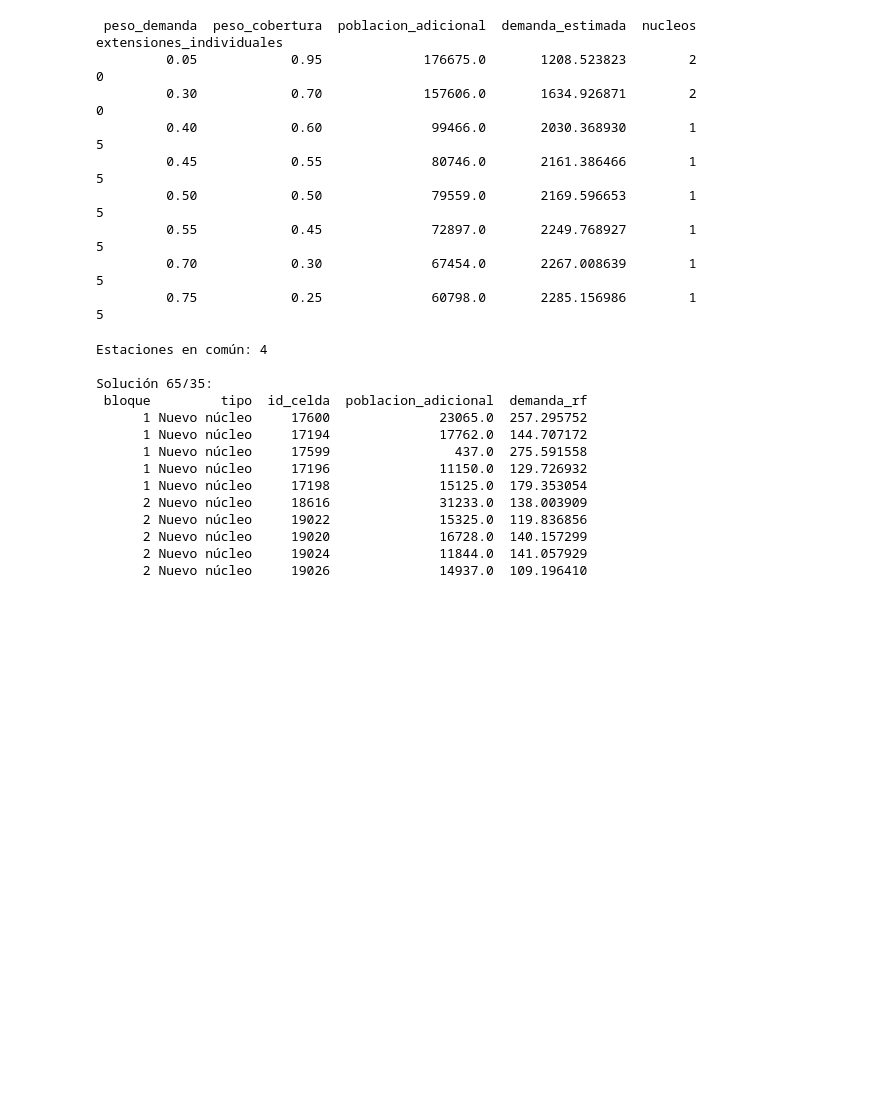
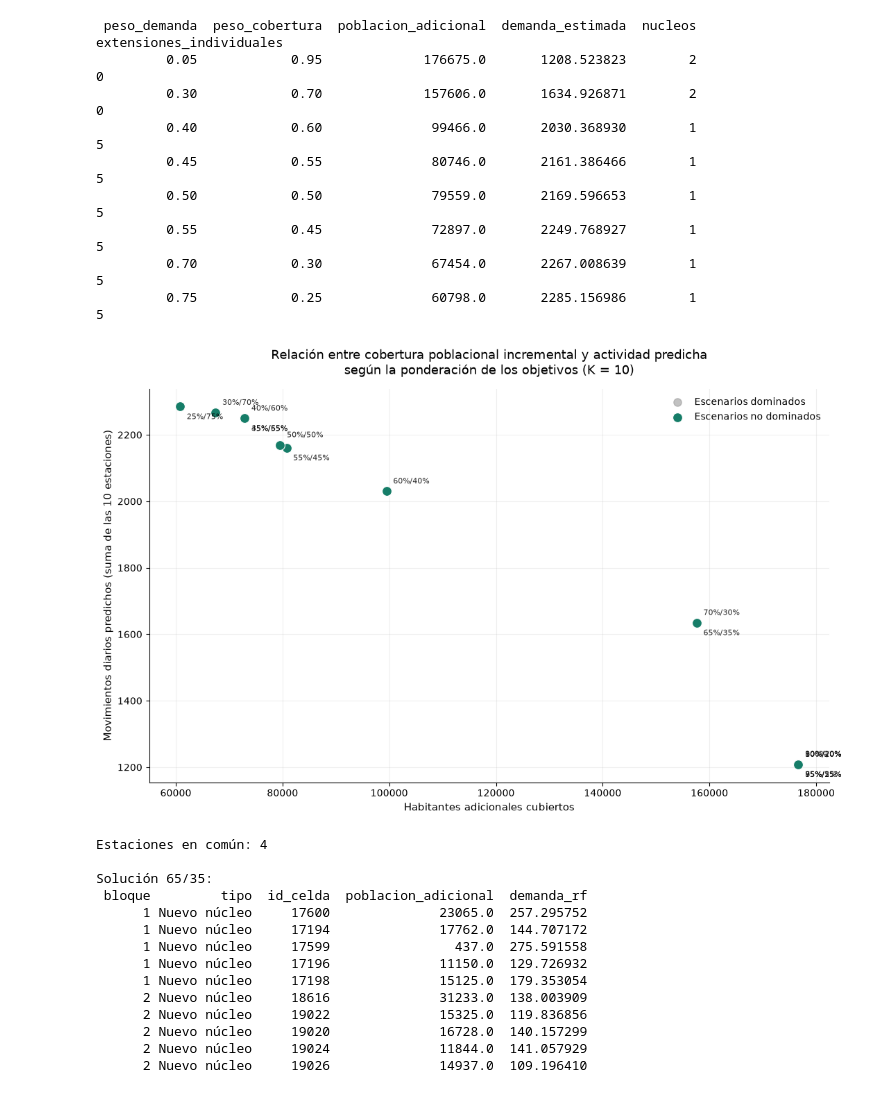
Before and after one commit to VictorHEsp/Titulacion-CD, a Jupyter notebook: Notebooks/Optimizacion_v1.ipynb, the cells around one changed output. Saved outputs shown, nothing was run; the diff lists cells and outputs as text; code cells hidden in the pictures; blank space fills up the shorter version.

```diff
--- a/Notebooks/Optimizacion_v1.ipynb
+++ b/Notebooks/Optimizacion_v1.ipynb
@@ -1517,6 +1517,98 @@ print(
          0.55            0.45              72897.0       2249.768927        1                         5
          0.70            0.30              67454.0       2267.008639        1                         5
          0.75            0.25              60798.0       2285.156986        1                         5
+# %%
+import matplotlib.pyplot as plt
+from pathlib import Path
+
+fig, ax = plt.subplots(figsize=(11, 7))
+
+# Escenarios dominados
+dominados = frontera[frontera["dominada"]]
+
+ax.scatter(
+    dominados["poblacion_adicional"],
+    dominados["demanda_estimada"],
+    s=65,
+    color="#A0A0A0",
+    alpha=0.65,
+    label="Escenarios dominados",
+    zorder=2
+)
+
+# Escenarios no dominados
+eficientes = frontera[~frontera["dominada"]]
+
+ax.scatter(
+    eficientes["poblacion_adicional"],
+    eficientes["demanda_estimada"],
+    s=100,
+    color="#167D68",
+    edgecolor="white",
+    linewidth=0.8,
+    label="Escenarios no dominados",
+    zorder=3
+)
+
+# Etiquetar cada punto con sus ponderaciones
+# Formato: peso cobertura / peso demanda
+for i, fila in frontera.iterrows():
+
+    etiqueta = (
+        f"{fila['peso_cobertura']:.0%}/"
+        f"{fila['peso_demanda']:.0%}"
+    )
+
+    ax.annotate(
+        etiqueta,
+        (
+            fila["poblacion_adicional"],
+            fila["demanda_estimada"]
+        ),
+        xytext=(7, 8 if i % 2 == 0 else -13),
+        textcoords="offset points",
+        fontsize=8,
+        alpha=0.85
+    )
+
+ax.set_xlabel(
+    "Habitantes adicionales cubiertos",
+    fontsize=11
+)
+
+ax.set_ylabel(
+    "Movimientos diarios predichos (suma de las 10 estaciones)",
+    fontsize=11
+)
+
+ax.set_title(
+    "Relación entre cobertura poblacional incremental y actividad predicha\n"
+    "según la ponderación de los objetivos (K = 10)",
+    fontsize=13,
+    pad=15
+)
+
+ax.legend(frameon=False)
+ax.grid(alpha=0.2)
+
+ax.spines["top"].set_visible(False)
+ax.spines["right"].set_visible(False)
+
+fig.tight_layout()
+
+# Guardar figura
+ruta_figuras = Path("../Data/Procesados/Figuras")
+ruta_figuras.mkdir(parents=True, exist_ok=True)
+
+fig.savefig(
+    ruta_figuras / "figura_2_sensibilidad_ponderaciones.png",
+    dpi=300,
+    bbox_inches="tight"
+)
+
+plt.show()
+# %% [output]
+[figure, added]
 # %%
 # Recuperar ambos conjuntos de estaciones
 sol_100 = soluciones_pesos["100%/0%"]
```
Also changed, not shown: parts of 9 cells of this notebook, 4 other files.
